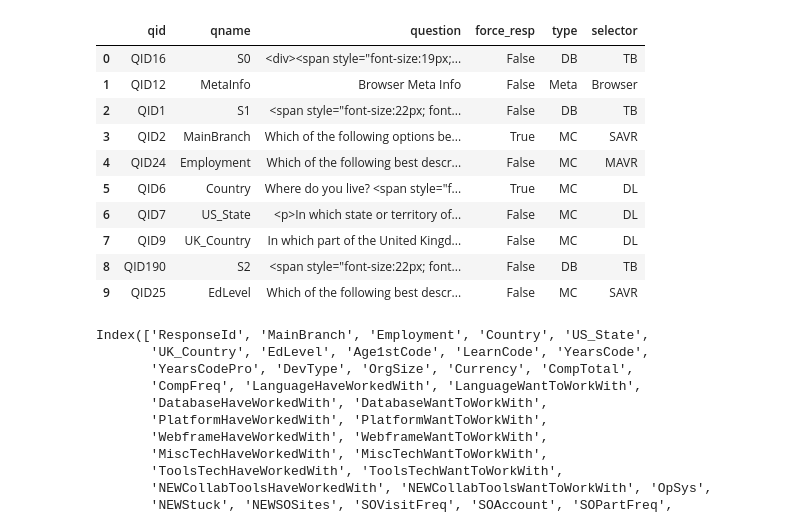
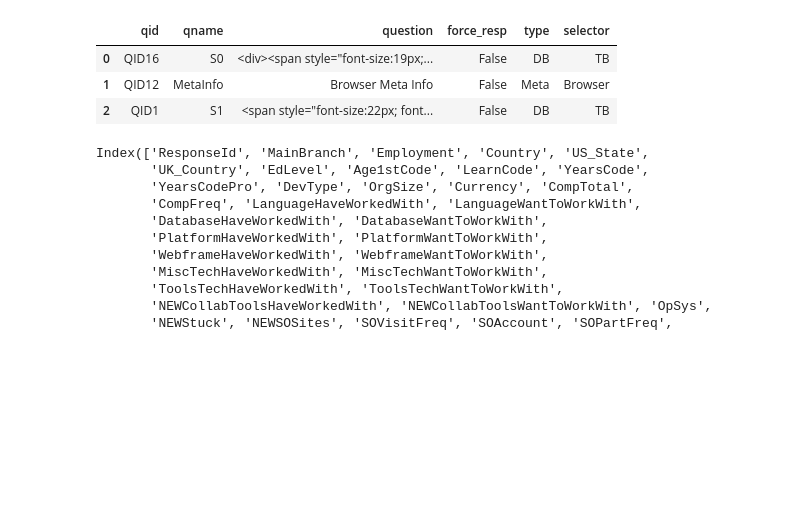
Before and after one commit to AndrzejWinogradow/Nauka_DataSciencePy, a Jupyter notebook: Nauka_DataScience_Pandas/Pandas Demo.ipynb, the cells around one changed output. Drawn from its saved outputs; the diff is of its cells as text; code cells hidden in the pictures; blank space fills up the shorter version.

```diff
--- a/Nauka_DataScience_Pandas/Pandas Demo.ipynb
+++ b/Nauka_DataScience_Pandas/Pandas Demo.ipynb
@@ -24,17 +17,10 @@ df.head(10)
 # %%
-schema_df.head(10)
+schema_df.head(3)
 # %% [output]
 |  | qid | qname | question | force_resp | type | selector |
 | 0 | QID16 | S0 | <div><span style="font-size:19px;... | False | DB | TB |
 | 1 | QID12 | MetaInfo | Browser Meta Info | False | Meta | Browser |
 | 2 | QID1 | S1 | <span style="font-size:22px; font... | False | DB | TB |
-| 3 | QID2 | MainBranch | Which of the following options be... | True | MC | SAVR |
-| 4 | QID24 | Employment | Which of the following best descr... | False | MC | MAVR |
-| 5 | QID6 | Country | Where do you live? <span style="f... | True | MC | DL |
-| 6 | QID7 | US_State | <p>In which state or territory of... | False | MC | DL |
-| 7 | QID9 | UK_Country | In which part of the United Kingd... | False | MC | DL |
-| 8 | QID190 | S2 | <span style="font-size:22px; font... | False | DB | TB |
-| 9 | QID25 | EdLevel | Which of the following best descr... | False | MC | SAVR |
 # %%
 df.columns
 # %% [output]
```
Also changed, not shown: parts of 1 cell of this notebook.
